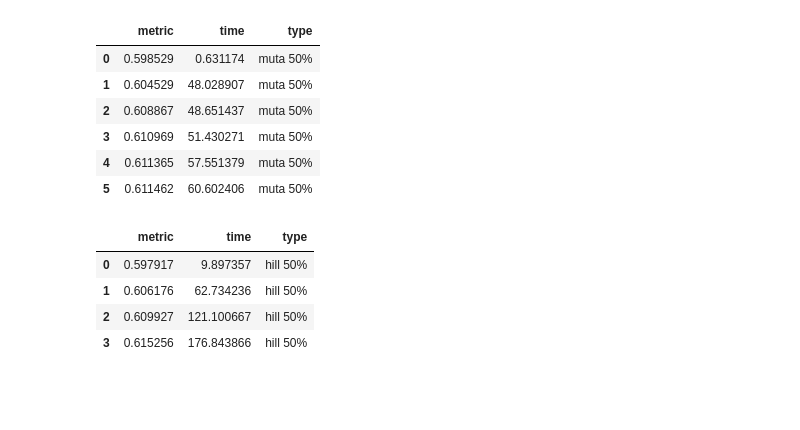
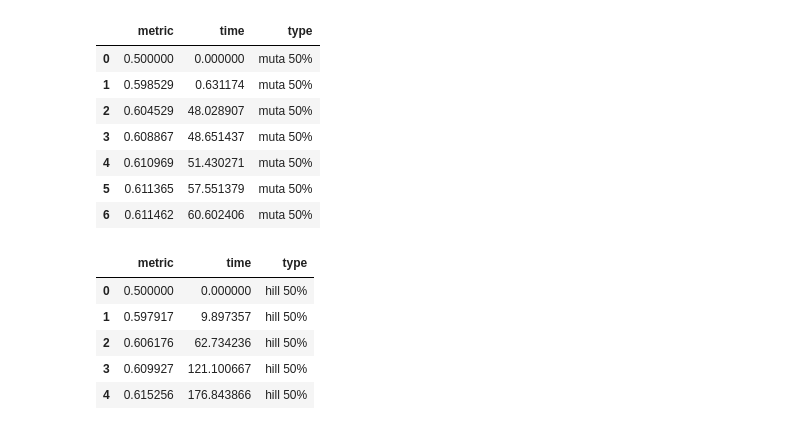
Before and after one commit to zmysloony/xgboost-params, a Jupyter notebook: Wykresixy.ipynb, the cells around one changed output. Drawn from its saved outputs; the diff is of its cells as text; code cells hidden in the pictures; blank space fills up the shorter version.

```diff
--- a/Wykresixy.ipynb
+++ b/Wykresixy.ipynb
@@ -4,23 +4,24 @@ import pandas as pd
 %matplotlib inline
 import seaborn as sn
 # %%
-temp = [[0.5985291742175212, 0.631174453003041],[0.6045291742175212, 48.02890743800526],[0.6088673396409873, 48.65143737800099],[0.6109690861079872, 51.43027099100436],[0.6113648677147953, 57.55137946200557],[0.6114616826334154, 60.60240565400454]]
+temp = [[0.5,0],[0.5985291742175212, 0.631174453003041],[0.6045291742175212, 48.02890743800526],[0.6088673396409873, 48.65143737800099],[0.6109690861079872, 51.43027099100436],[0.6113648677147953, 57.55137946200557],[0.6114616826334154, 60.60240565400454]]
 
 muta_05 = pd.DataFrame.from_records(temp, columns=['metric', 'time'])
 
 muta_05['type']= 'muta 50%'
 
 muta_05
 # %% [output]
 |  | metric | time | type |
-| 0 | 0.598529 | 0.631174 | muta 50% |
-| 1 | 0.604529 | 48.028907 | muta 50% |
-| 2 | 0.608867 | 48.651437 | muta 50% |
-| 3 | 0.610969 | 51.430271 | muta 50% |
-| 4 | 0.611365 | 57.551379 | muta 50% |
-| 5 | 0.611462 | 60.602406 | muta 50% |
+| 0 | 0.500000 | 0.000000 | muta 50% |
+| 1 | 0.598529 | 0.631174 | muta 50% |
+| 2 | 0.604529 | 48.028907 | muta 50% |
+| 3 | 0.608867 | 48.651437 | muta 50% |
+| 4 | 0.610969 | 51.430271 | muta 50% |
+| 5 | 0.611365 | 57.551379 | muta 50% |
+| 6 | 0.611462 | 60.602406 | muta 50% |
 # %%
-temp = [[0.5979169677959254, 9.897356768000463],[0.6061755959159032, 62.734235789001104],[0.6099270160894583, 121.10066660300072],[0.6152558787112192, 176.84386561500287]]
+temp = [[0.5,0],[0.5979169677959254, 9.897356768000463],[0.6061755959159032, 62.734235789001104],[0.6099270160894583, 121.10066660300072],[0.6152558787112192, 176.84386561500287]]
 
 hill_05 = pd.DataFrame.from_records(temp, columns=['metric', 'time'])
 
@@ -29,8 +30,9 @@ hill_05['type']= 'hill 50%'
 hill_05
 # %% [output]
 |  | metric | time | type |
-| 0 | 0.597917 | 9.897357 | hill 50% |
-| 1 | 0.606176 | 62.734236 | hill 50% |
-| 2 | 0.609927 | 121.100667 | hill 50% |
-| 3 | 0.615256 | 176.843866 | hill 50% |
+| 0 | 0.500000 | 0.000000 | hill 50% |
+| 1 | 0.597917 | 9.897357 | hill 50% |
+| 2 | 0.606176 | 62.734236 | hill 50% |
+| 3 | 0.609927 | 121.100667 | hill 50% |
+| 4 | 0.615256 | 176.843866 | hill 50% |
 # %%
```
Also changed, not shown: parts of 10 cells of this notebook, 1 other file.
